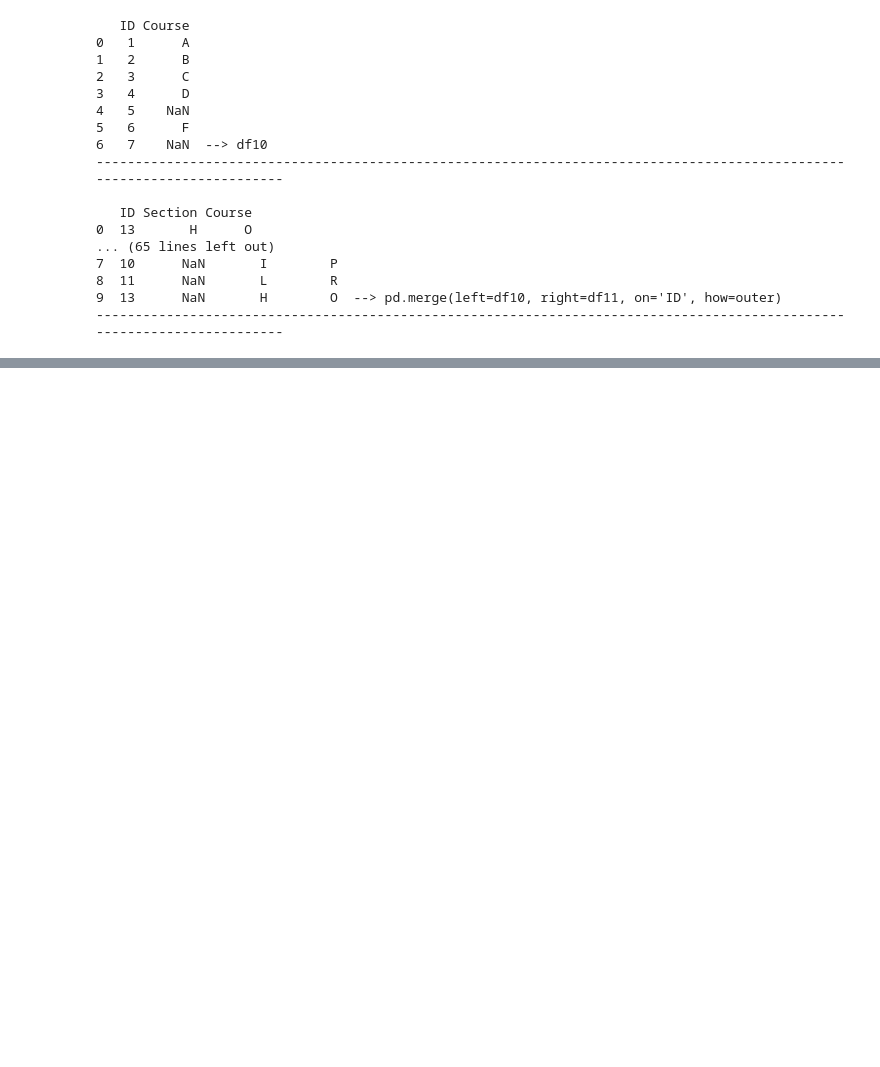
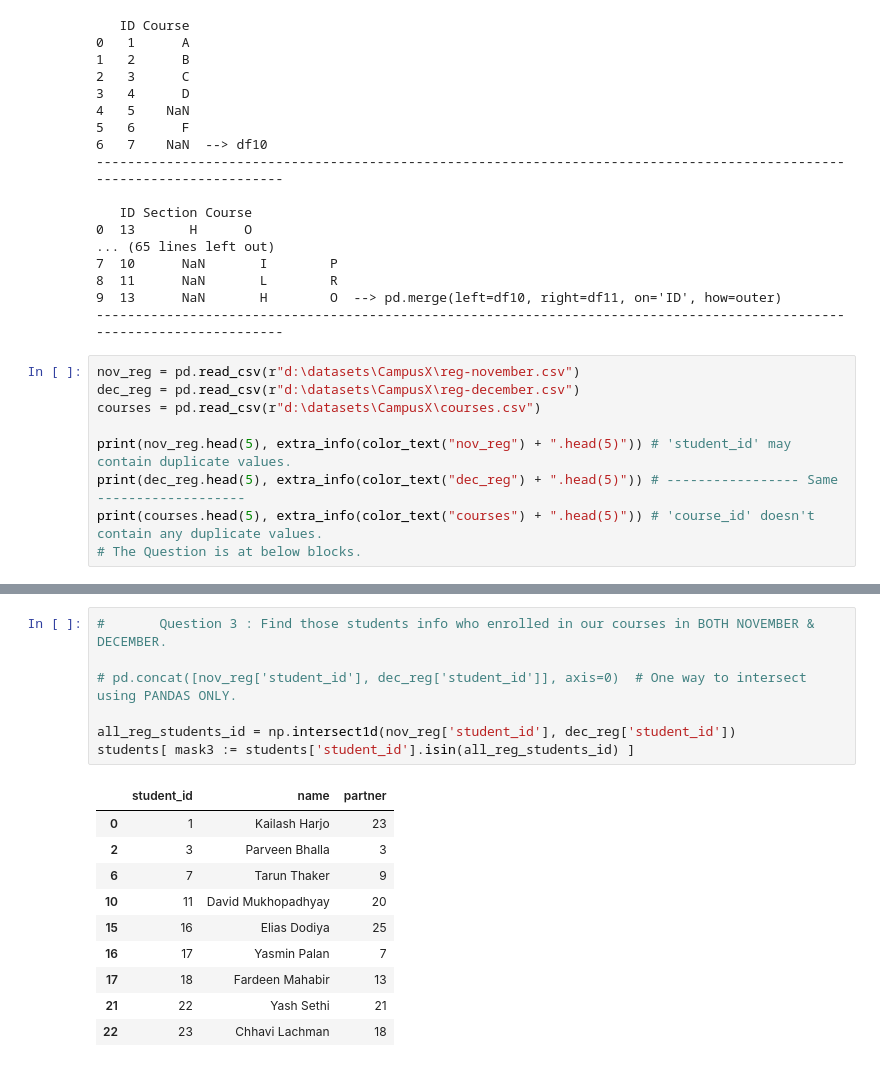
Before and after one commit to speedy1601/Data-Science-Library, a Jupyter notebook: pandas/DataFrame.ipynb, the cells around one changed output, grey strips where cells are left out. Cells and saved outputs as stored; diff of their text form; blank space fills up the shorter version.

```diff
--- a/pandas/DataFrame.ipynb
+++ b/pandas/DataFrame.ipynb
@@ -1244,3 +1252,12 @@ print(pd.merge(left=df10, right=df11, on='ID', how='outer'), extra_info(f"pd.mer
 8  11      NaN       L        R
 9  13      NaN       H        O  --> pd.merge(left=df10, right=df11, on='ID', how=outer)
 ------------------------------------------------------------------------------------------------------------------------
+# %%
+nov_reg = pd.read_csv(r"d:\datasets\CampusX\reg-november.csv")
+dec_reg = pd.read_csv(r"d:\datasets\CampusX\reg-december.csv")
+courses = pd.read_csv(r"d:\datasets\CampusX\courses.csv")
+
+print(nov_reg.head(5), extra_info(color_text("nov_reg") + ".head(5)")) # 'student_id' may contain duplicate values.
+print(dec_reg.head(5), extra_info(color_text("dec_reg") + ".head(5)")) # ----------------- Same -------------------
+print(courses.head(5), extra_info(color_text("courses") + ".head(5)")) # 'course_id' doesn't contain any duplicate values.
+# The Question is at below blocks.
@@ -1246,0 +1372,18 @@ print(pd.merge(left=df10, right=df11, on='ID', how='outer'), extra_info(f"pd.mer
+# %%
+#       Question 3 : Find those students info who enrolled in our courses in BOTH NOVEMBER & DECEMBER.
+
+# pd.concat([nov_reg['student_id'], dec_reg['student_id']], axis=0)  # One way to intersect using PANDAS ONLY.
+
+all_reg_students_id = np.intersect1d(nov_reg['student_id'], dec_reg['student_id'])
+students[ mask3 := students['student_id'].isin(all_reg_students_id) ]
+# %% [output]
+|  | student_id | name | partner |
+| 0 | 1 | Kailash Harjo | 23 |
+| 2 | 3 | Parveen Bhalla | 3 |
+| 6 | 7 | Tarun Thaker | 9 |
+| 10 | 11 | David Mukhopadhyay | 20 |
+| 15 | 16 | Elias Dodiya | 25 |
+| 16 | 17 | Yasmin Palan | 7 |
+| 17 | 18 | Fardeen Mahabir | 13 |
+| 21 | 22 | Yash Sethi | 21 |
+| 22 | 23 | Chhavi Lachman | 18 |
```
Also changed, not shown: parts of 10 cells of this notebook, 2 other files.
